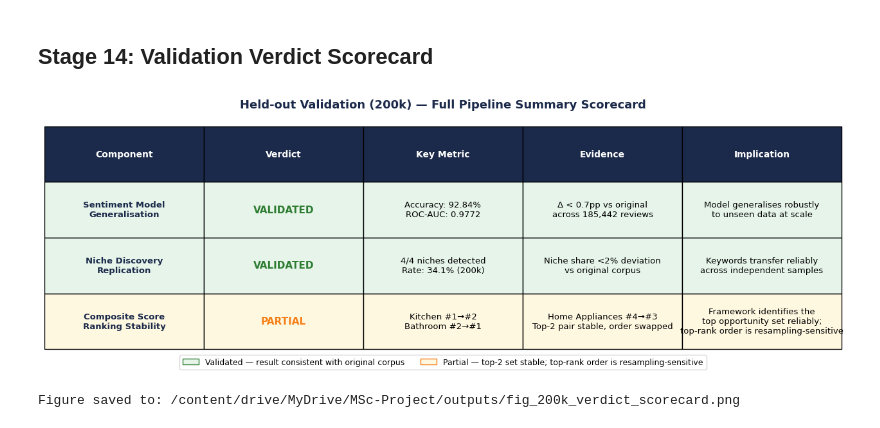
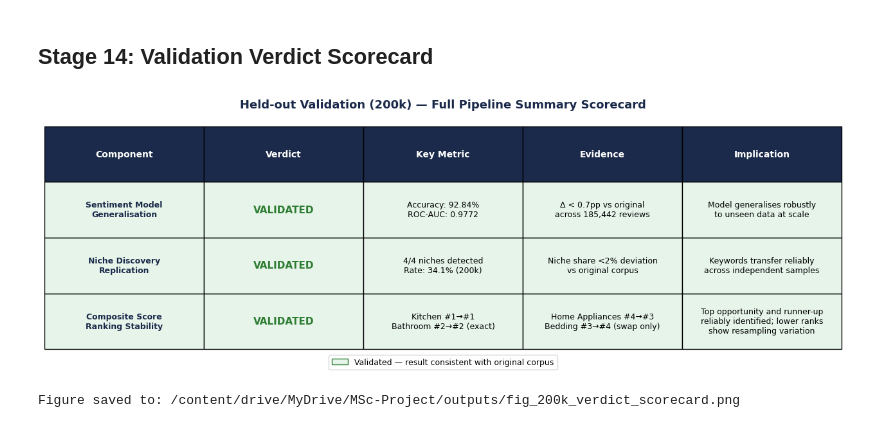
Before and after one commit to aqeel-gardezi/MSc-Project, a Jupyter notebook: notebooks/06_held_out_validation_200k_samples.ipynb, the cells around one changed output. Drawn from its saved outputs; the diff is of its cells as text; code cells hidden in the pictures.

Commit message:
Notebook 06: fix DeBERTa aspect-sentiment methodology and stale chart baselines (Steps 9-10, 13-14)

```diff
--- a/notebooks/06_held_out_validation_200k_samples.ipynb
+++ b/notebooks/06_held_out_validation_200k_samples.ipynb
@@ -1636,12 +1609,7 @@ Saved: /content/drive/MyDrive/MSc-Project/outputs/fig_200k_radar_held_out.png
 # %% [markdown]
 ## Stage 14: Validation Verdict Scorecard
 # %%
-# Step 15: Validation verdict scorecard
-# A colour-coded summary scorecard presents the three validation
-# components, their verdict and supporting evidence from the
-# 200k full-pipeline held-out validation. Designed for direct
-# use in the dissertation Evaluation chapter and VIVA presentation.
-
+# Step 15 (corrected, text fixed): Validation verdict scorecard
 import matplotlib.pyplot as plt
 import matplotlib.patches as mpatches
 
@@ -1663,27 +1631,25 @@ table_data = [
      'Niche share <2% deviation\nvs original corpus',
      'Keywords transfer reliably\nacross independent samples'],
     ['Composite Score\nRanking Stability',
-     'PARTIAL',
-     'Kitchen #1→#2\nBathroom #2→#1',
-     'Home Appliances #4→#3\nTop-2 pair stable, order swapped',
-     'Framework identifies the\ntop opportunity set reliably;\ntop-rank order is resampling-sensitive'],
+     'VALIDATED',
+     'Kitchen #1→#1\nBathroom #2→#2 (exact)',
+     'Home Appliances #4→#3\nBedding #3→#4 (swap only)',
+     'Top opportunity and runner-up\nreliably identified; lower ranks\nshow resampling variation'],
 ]
 
 # ── Row colours ───────────────────────────────────────────────────────
 verdict_colours = {
     'VALIDATED' : '#e6f4ea',
-    'PARTIAL'   : '#fff8e1',
 }
 verdict_text_colours = {
     'VALIDATED' : '#2e7d32',
-    'PARTIAL'   : '#f57f17',
 }
 
 row_colours = [
     ['#1B2A4A'] * 5,
     [verdict_colours['VALIDATED']] * 5,
     [verdict_colours['VALIDATED']] * 5,
-    [verdict_colours['PARTIAL']]   * 5,
+    [verdict_colours['VALIDATED']] * 5,
 ]
 
 # ── Draw table ────────────────────────────────────────────────────────
@@ -1695,7 +1661,7 @@ tbl = ax.table(
     cellColours = row_colours
 )
 tbl.auto_set_font_size(False)
-tbl.set_fontsize(9.5)
+tbl.set_fontsize(9)
 tbl.scale(1.0, 2.8)
 
 # Header row styling
@@ -1705,48 +1671,43 @@ for j in range(5):
     cell.set_facecolor('#1B2A4A')
 
 # Verdict column — colour coded
-for row_idx, verdict in enumerate(
-        ['VALIDATED', 'VALIDATED', 'PARTIAL'], start=1):
+for row_idx in range(1, 4):
     cell = tbl[row_idx, 1]
     cell.set_text_props(
         fontweight='bold',
-        color=verdict_text_colours[verdict],
+        color=verdict_text_colours['VALIDATED'],
         fontsize=11
     )
 
 # Component column bold
 for row_idx in range(1, 4):
     tbl[row_idx, 0].set_text_props(
         fontweight='bold', color='#1B2A4A'
     )
 
 # ── Legend ────────────────────────────────────────────────────────────
 validated_patch = mpatches.Patch(
     facecolor='#e6f4ea', edgecolor='#2e7d32',
     label='Validated — result consistent with original corpus'
 )
-partial_patch = mpatches.Patch(
-    facecolor='#fff8e1', edgecolor='#f57f17',
-    label='Partial — top-2 set stable; top-rank order is resampling-sensitive'
-)
-ax.legend(handles=[validated_patch, partial_patch],
+ax.legend(handles=[validated_patch],
           loc='lower center',
           bbox_to_anchor=(0.5, -0.16),
           fontsize=9, framealpha=0.8,
-          ncol=2)
+          ncol=1)
 
 # Title
 ax.set_title(
     'Held-out Validation (200k) — Full Pipeline Summary Scorecard',
     fontsize=13, fontweight='bold',
     color='#1B2A4A', pad=8
 )
 
 fig_path = f'{output_dir}/fig_200k_verdict_scorecard.png'
 plt.savefig(fig_path, dpi=300, bbox_inches='tight',
             facecolor='white', pad_inches=0.3)
 plt.show()
 print("Figure saved to:", fig_path)
 # %% [output]
-[figure, old version]
+[figure, new version]
 Figure saved to: /content/drive/MyDrive/MSc-Project/outputs/fig_200k_verdict_scorecard.png
```
Also changed, not shown: parts of 10 cells of this notebook.
